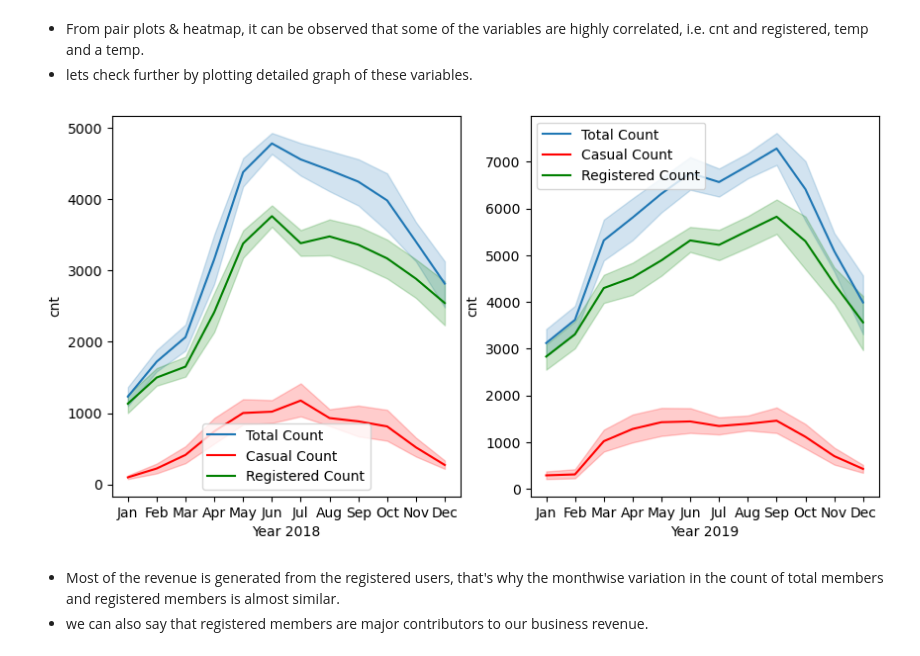
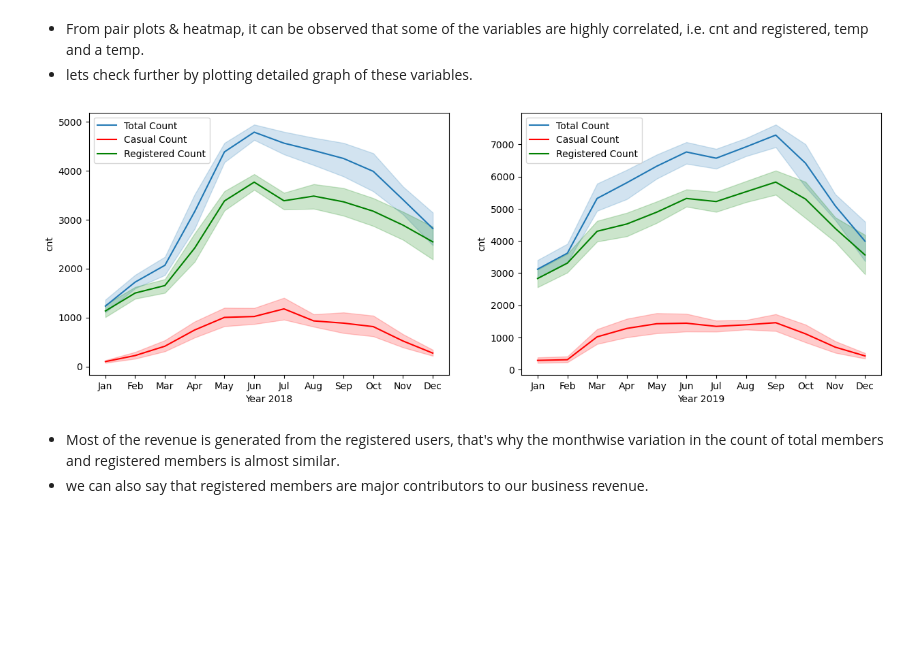
Before and after one commit to devendra2595/Bike_Sharing_Case_Study, a Jupyter notebook: Multiple_Linear_Regression.ipynb, the cells around one changed output. Saved outputs shown, nothing was run; the diff lists cells and outputs as text; code cells hidden in the pictures; blank space fills up the shorter version.

```diff
--- a/Multiple_Linear_Regression.ipynb
+++ b/Multiple_Linear_Regression.ipynb
@@ -104,8 +122,12 @@ From df.describe() and df.info() we can conclude that,
 num_cols = ['temp', 'atemp', 'hum', 'windspeed', 'casual', 'registered', 'cnt']
 # %%
 # outliers detection
-plt.figure(figsize=(10,6))
+
+plt.figure(figsize=(15,15))
 for i,j in enumerate(num_cols,1):
     plt.subplot(3,3,i)
-    df[j].plot.box()
+    sns.boxplot(df[j])
+    plt.title(j)
+    plt.xlabel(None)
+plt.show()
 # %% [output]
@@ -194,0 +219,11 @@ memory usage: 72.5+ KB
+# %%
+# Distribution of numerical variables
+
+plt.figure(figsize=(15,15))
+
+for i,j in enumerate(num_cols,1):
+    plt.subplot(4,2,i)
+    sns.distplot(df[j])
+    plt.title(j)
+    plt.xlabel(None)
+plt.show()
@@ -213,17 +255,17 @@ sns.heatmap(df[num_cols].corr(),cmap="RdYlGn",annot=True)
 # %%
 # cnt and registered
 
-plt.figure(figsize=(10,5))
+plt.figure(figsize=(15,5))
 for i in range(0,2):
     plt.subplot(1,2,i+1)
     sns.lineplot(data=df[df.yr==i],x="mnth",y="cnt",label="Total Count")
     sns.lineplot(data=df[df.yr==i],x="mnth",y="casual",color="red",label = "Casual Count" )
     sns.lineplot(data=df[df.yr==i],x="mnth",y="registered",color="green",label = "Registered Count")
     lb = "Year"+" "+str(2018+i)
     plt.xlabel(lb)
 plt.show()
 # %% [output]
-[figure, old version]
+[figure, new version]
 # %% [markdown]
 - Most of the revenue is generated from the registered users, that's why the monthwise variation in the count of total members and registered members is almost similar.
 - we can also say that registered members are major contributors to our business revenue.
```
Also changed, not shown: parts of 60 cells of this notebook.
